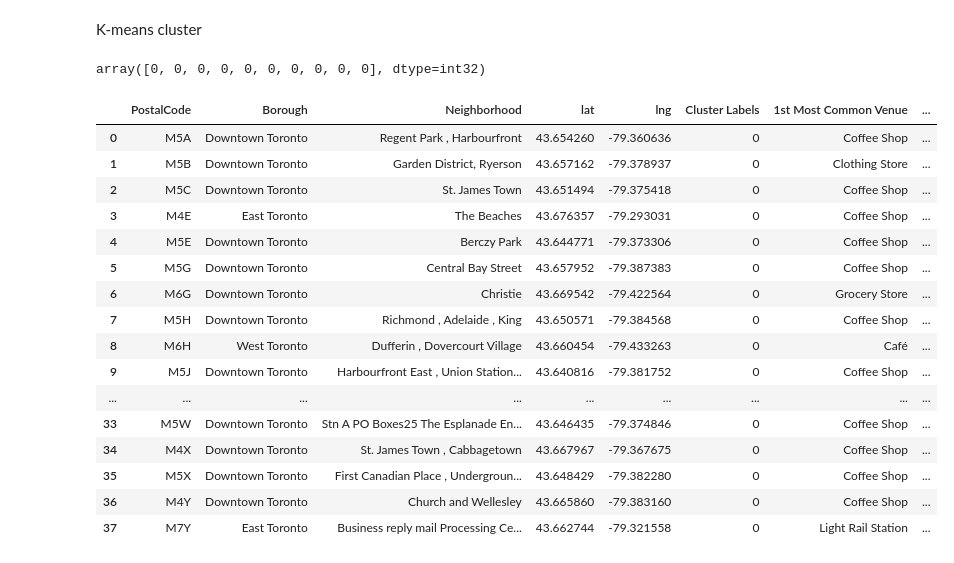
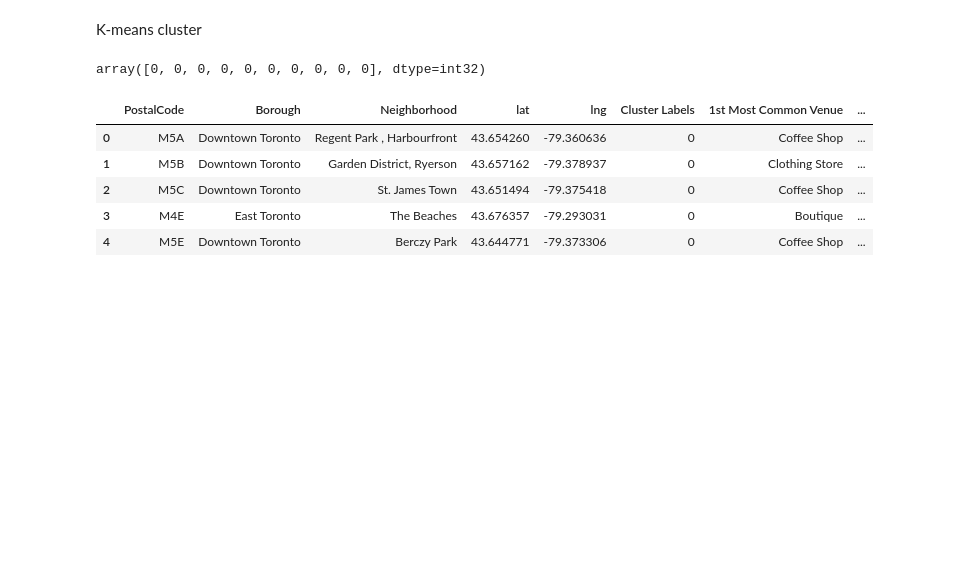
Before and after one commit to HaoyuWu/Segmenting-and-Clustering-Neighborhoods-in-Toronto, a Jupyter notebook: Explore the neighborhoods in Toronto.ipynb, the cells around one changed output. Drawn from its saved outputs; the diff is of its cells as text; code cells hidden in the pictures; blank space fills up the shorter version.

```diff
--- a/Explore the neighborhoods in Toronto.ipynb
+++ b/Explore the neighborhoods in Toronto.ipynb
@@ -55,6 +76,5 @@ toronto_data.head()
 # %%
-# create map of New York using latitude and longitude values
-map_toronto = folium.Map(location=[latitude, longitude], zoom_start=13)
+map_toronto = folium.Map(location=[latitude, longitude], zoom_start=11.5)
 
 for lat, lng, label in zip(toronto_data['lat'], toronto_data['lng'], toronto_data['Neighborhood']):
     label = folium.Popup(label, parse_html=True)
@@ -64,8 +84,8 @@ for lat, lng, label in zip(toronto_data['lat'], toronto_data['lng'], toronto_dat
         popup=label,
         color='Brown',
         fill=True,
-        fill_opacity=0.6,
-        parse_html=False).add_to(map_toronto)
+        fill_opacity=0.8,
+        ).add_to(map_toronto)
 
 map_toronto
 # %% [output]
@@ -273,26 +300,15 @@ array([0, 0, 0, 0, 0, 0, 0, 0, 0, 0], dtype=int32)
 # %%
 toronto_merged = toronto_data
 toronto_merged['Cluster Labels'] = kmeans.labels_
 toronto_merged = toronto_merged.join(neighborhoods_venues_sorted.set_index('Neighborhood'), on='Neighborhood')
-toronto_merged.head(100)
+toronto_merged.head()
 # %% [output]
 |  | PostalCode | Borough | Neighborhood | lat | lng | Cluster Labels | 1st Most Common Venue | ... |
 | 0 | M5A | Downtown Toronto | Regent Park , Harbourfront | 43.654260 | -79.360636 | 0 | Coffee Shop | ... |
 | 1 | M5B | Downtown Toronto | Garden District, Ryerson | 43.657162 | -79.378937 | 0 | Clothing Store | ... |
 | 2 | M5C | Downtown Toronto | St. James Town | 43.651494 | -79.375418 | 0 | Coffee Shop | ... |
-| 3 | M4E | East Toronto | The Beaches | 43.676357 | -79.293031 | 0 | Coffee Shop | ... |
+| 3 | M4E | East Toronto | The Beaches | 43.676357 | -79.293031 | 0 | Boutique | ... |
 | 4 | M5E | Downtown Toronto | Berczy Park | 43.644771 | -79.373306 | 0 | Coffee Shop | ... |
-| 5 | M5G | Downtown Toronto | Central Bay Street | 43.657952 | -79.387383 | 0 | Coffee Shop | ... |
-| 6 | M6G | Downtown Toronto | Christie | 43.669542 | -79.422564 | 0 | Grocery Store | ... |
-| 7 | M5H | Downtown Toronto | Richmond , Adelaide , King | 43.650571 | -79.384568 | 0 | Coffee Shop | ... |
-| 8 | M6H | West Toronto | Dufferin , Dovercourt Village | 43.660454 | -79.433263 | 0 | Café | ... |
-| 9 | M5J | Downtown Toronto | Harbourfront East , Union Station... | 43.640816 | -79.381752 | 0 | Coffee Shop | ... |
-| ... | ... | ... | ... | ... | ... | ... | ... | ... |
-| 33 | M5W | Downtown Toronto | Stn A PO Boxes25 The Esplanade En... | 43.646435 | -79.374846 | 0 | Coffee Shop | ... |
-| 34 | M4X | Downtown Toronto | St. James Town , Cabbagetown | 43.667967 | -79.367675 | 0 | Coffee Shop | ... |
-| 35 | M5X | Downtown Toronto | First Canadian Place , Undergroun... | 43.648429 | -79.382280 | 0 | Coffee Shop | ... |
-| 36 | M4Y | Downtown Toronto | Church and Wellesley | 43.665860 | -79.383160 | 0 | Coffee Shop | ... |
-| 37 | M7Y | East Toronto | Business reply mail Processing Ce... | 43.662744 | -79.321558 | 0 | Light Rail Station | ... |
 # %%
 # create map
 map_clusters = folium.Map(location=[latitude, longitude], zoom_start=12)
```
Also changed, not shown: parts of 13 cells of this notebook.
